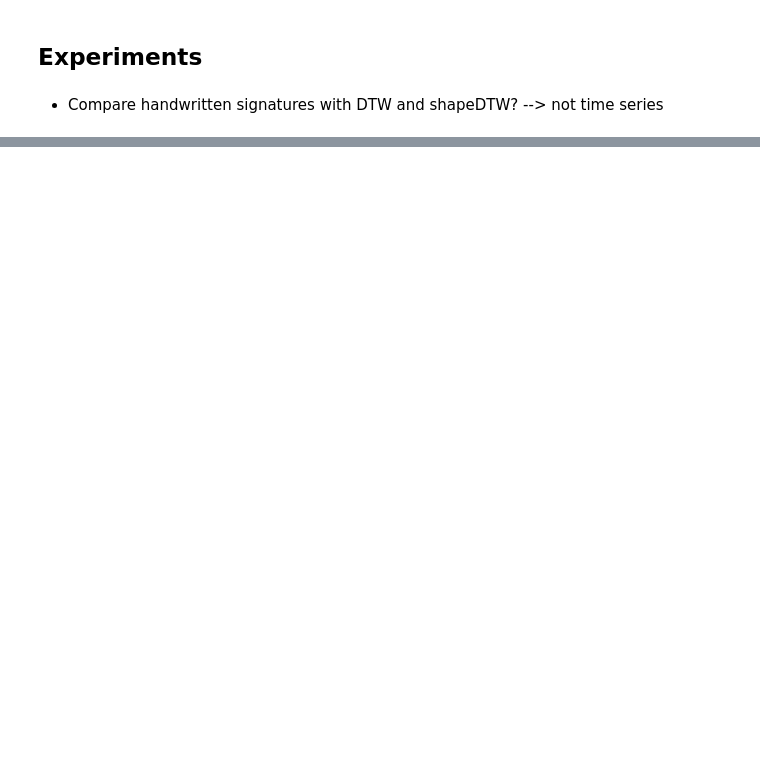
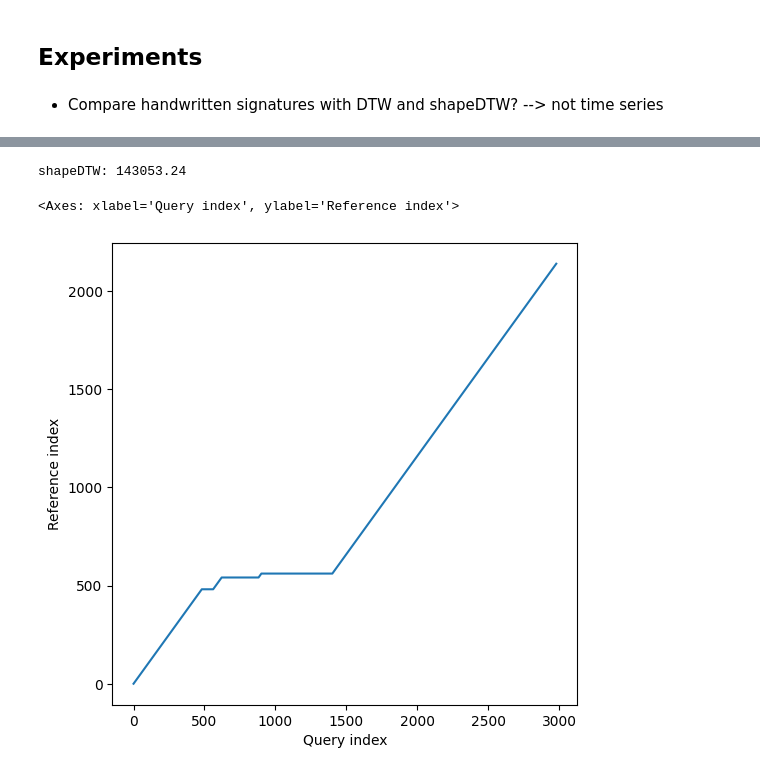
Before and after one commit to adlemoreau/shapedtw-timeseries, a Jupyter notebook: full_method.ipynb, the cells around one changed output, grey strips where cells are left out. Cells and saved outputs as stored; diff of their text form; code cells hidden in the pictures; blank space fills up the shorter version.

```diff
--- a/full_method.ipynb
+++ b/full_method.ipynb
@@ -201,0 +223,16 @@ for metric in metrics:
+# %%
+shape_dtw_results = shape_dtw(
+    x = mfccs1_flat,
+    y = mfccs2_flat,
+    subsequence_width = 20,
+    step_pattern = "symmetric1",
+    shape_descriptor = derivative_descriptor
+)
+
+# distance between shape descriptors of time series, not time series itself
+print(f"shapeDTW: {shape_dtw_results.distance:.2f}")
+dtwPlot(shape_dtw_results)#, plot_type="twoway", yoffset = 20)
+# %% [output]
+shapeDTW: 143053.24
+<Axes: xlabel='Query index', ylabel='Reference index'>
+[figure, added]
```
Also changed, not shown: parts of 14 cells of this notebook.
